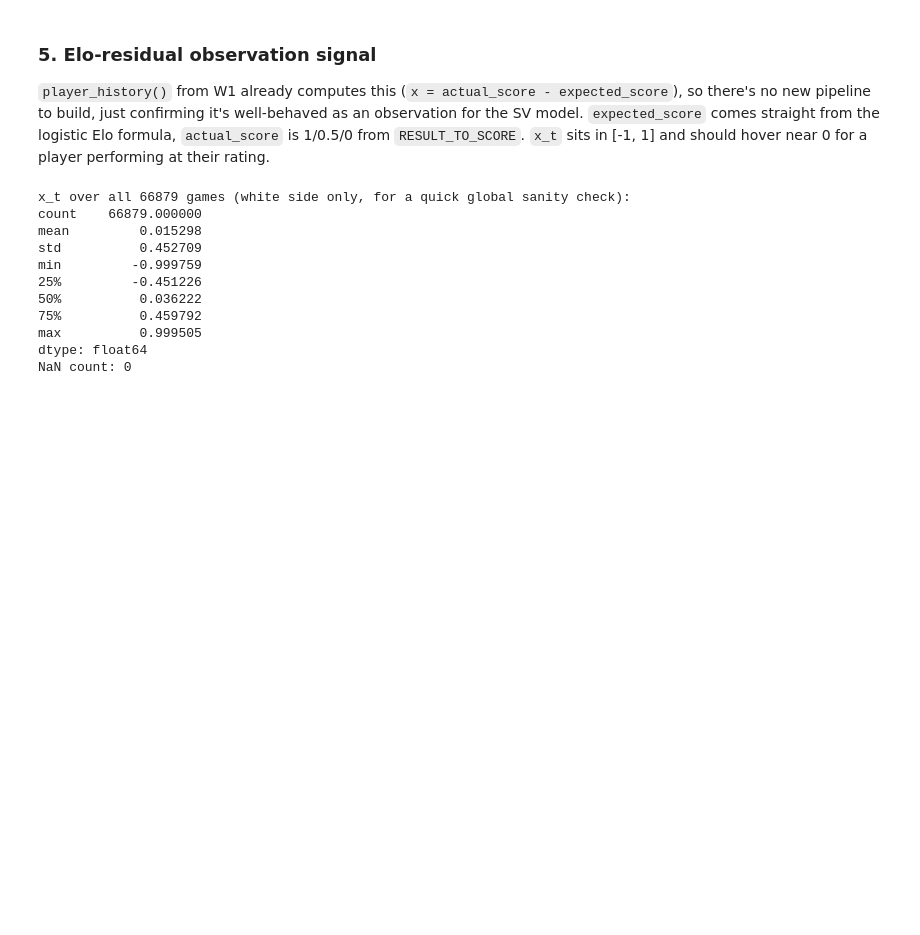
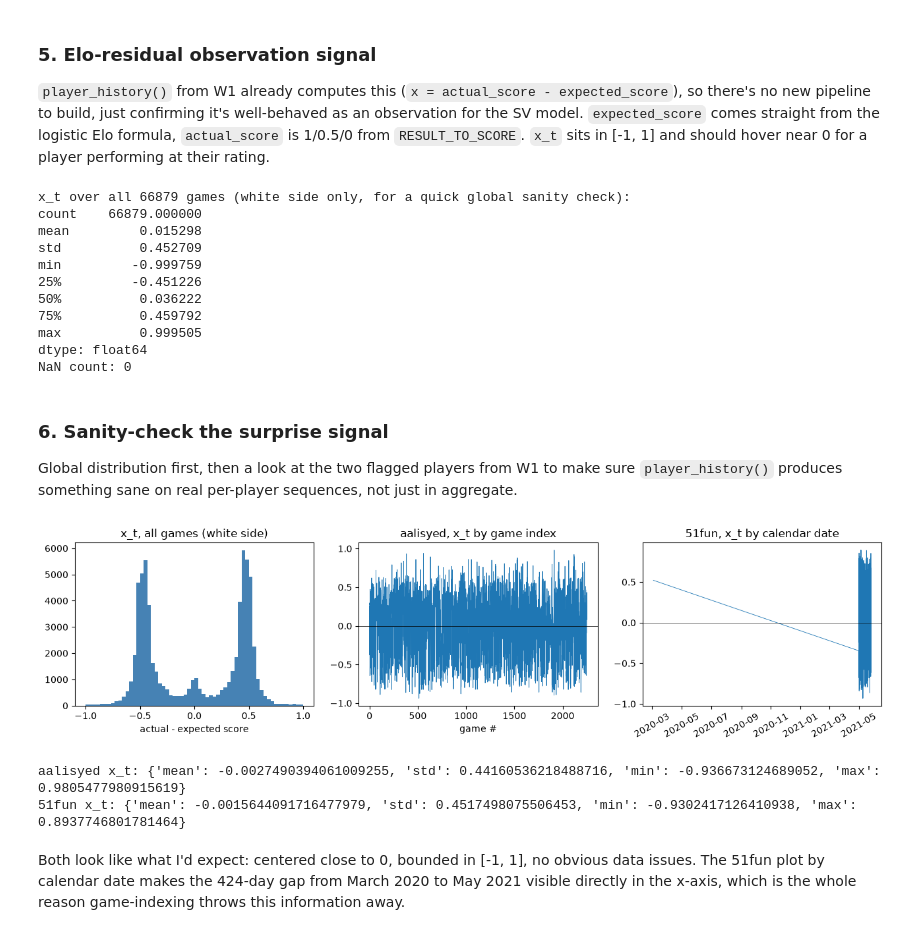
Before and after one commit to arjunsk9876/elo-sense, a Jupyter notebook: notebooks/elosense_v4.ipynb, the cells around one changed output. Cells and saved outputs as stored; diff of their text form; code cells hidden in the pictures; blank space fills up the shorter version.

Commit message:
Plot and sanity-check surprise signal distributions (W2)

```diff
--- a/notebooks/elosense_v4.ipynb
+++ b/notebooks/elosense_v4.ipynb
@@ -191,3 +191,38 @@ min         -0.999759
 max          0.999505
 dtype: float64
 NaN count: 0
+# %% [markdown]
+### 6. Sanity-check the surprise signal
+
+Global distribution first, then a look at the two flagged players from W1 to make sure `player_history()` produces something sane on real per-player sequences, not just in aggregate.
+# %%
+fig, axes = plt.subplots(1, 3, figsize=(13, 3.5))
+
+axes[0].hist(x_all.dropna(), bins=60, color="steelblue")
+axes[0].set_title("x_t, all games (white side)")
+axes[0].set_xlabel("actual - expected score")
+
+h_aalisyed = player_history("https://api.chess.com/pub/player/aalisyed")
+axes[1].plot(h_aalisyed["x"].values, lw=0.6)
+axes[1].axhline(0, color="black", lw=0.5)
+axes[1].set_title("aalisyed, x_t by game index")
+axes[1].set_xlabel("game #")
+
+h_51fun = player_history("https://api.chess.com/pub/player/51fun")
+axes[2].plot(h_51fun["dt"], h_51fun["x"].values, lw=0.6)
+axes[2].axhline(0, color="black", lw=0.5)
+axes[2].set_title("51fun, x_t by calendar date")
+axes[2].tick_params(axis="x", rotation=30)
+
+plt.tight_layout()
+plt.savefig("../images/v4_surprise_signal.png", dpi=120)
+plt.show()
+
+print("aalisyed x_t:", h_aalisyed["x"].describe()[["mean", "std", "min", "max"]].to_dict())
+print("51fun x_t:", h_51fun["x"].describe()[["mean", "std", "min", "max"]].to_dict())
+# %% [output]
+[figure, added]
+aalisyed x_t: {'mean': -0.0027490394061009255, 'std': 0.44160536218488716, 'min': -0.936673124689052, 'max': 0.9805477980915619}
+51fun x_t: {'mean': -0.0015644091716477979, 'std': 0.4517498075506453, 'min': -0.9302417126410938, 'max': 0.8937746801781464}
+# %% [markdown]
+Both look like what I'd expect: centered close to 0, bounded in [-1, 1], no obvious data issues. The 51fun plot by calendar date makes the 424-day gap from March 2020 to May 2021 visible directly in the x-axis, which is the whole reason game-indexing throws this information away.
```
Also changed, not shown: 1 other file.
